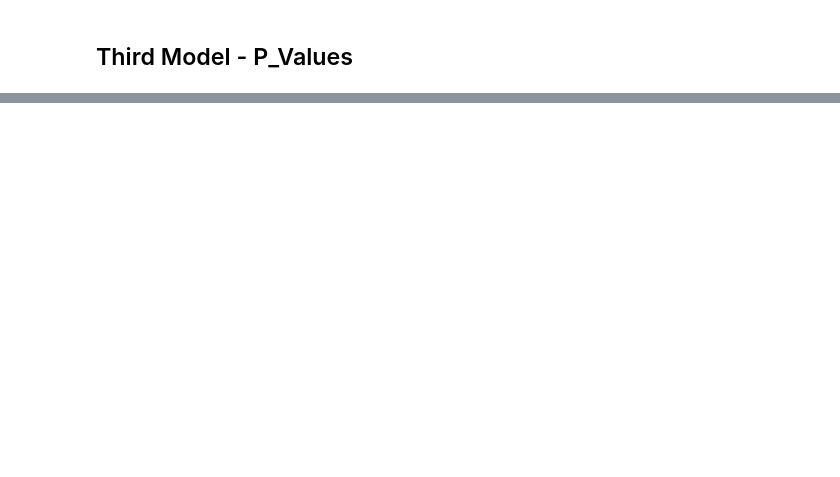
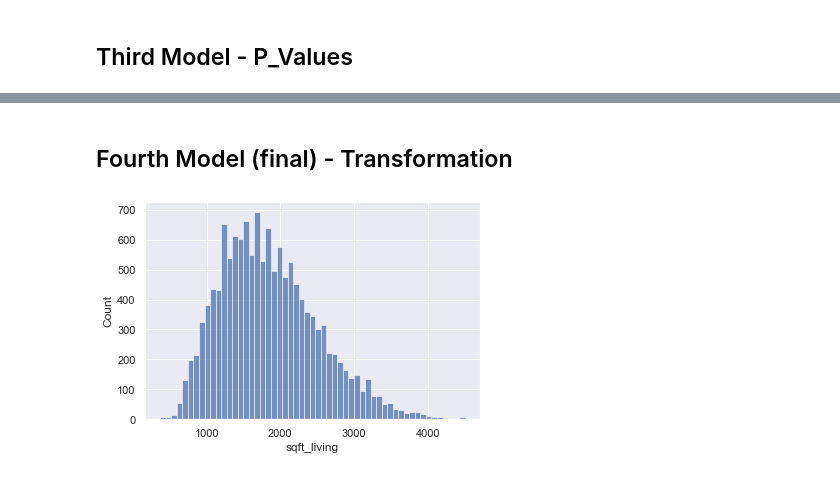
Before and after one commit to Deric-Williamson/house-sales-regression-model, a Jupyter notebook: Data_Cleaning.ipynb, the cells around one changed output, grey strips where cells are left out. Saved outputs shown, nothing was run; the diff lists cells and outputs as text; code cells hidden in the pictures; blank space fills up the shorter version.

```diff
--- a/Data_Cleaning.ipynb
+++ b/Data_Cleaning.ipynb
@@ -810,0 +865,8 @@ p_table.head()
+# %% [markdown]
+## Fourth Model (final) - Transformation
+# %%
+cont = ['sqft_living','sqft_lot']
+
+sns.histplot(data = dftrain, x = 'sqft_living');
+# %% [output]
+[figure, added]
```
Also changed, not shown: parts of 30 cells of this notebook.
